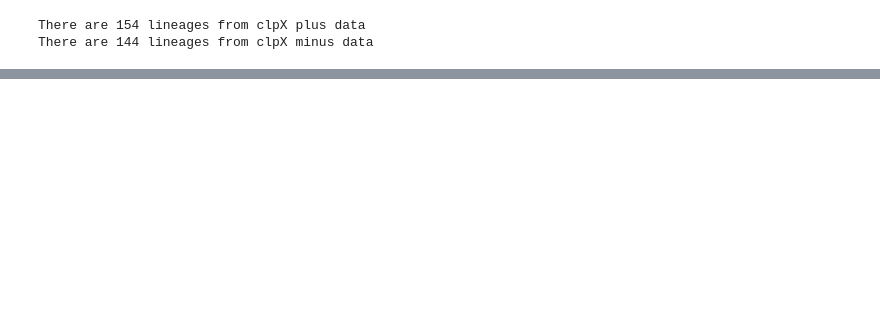
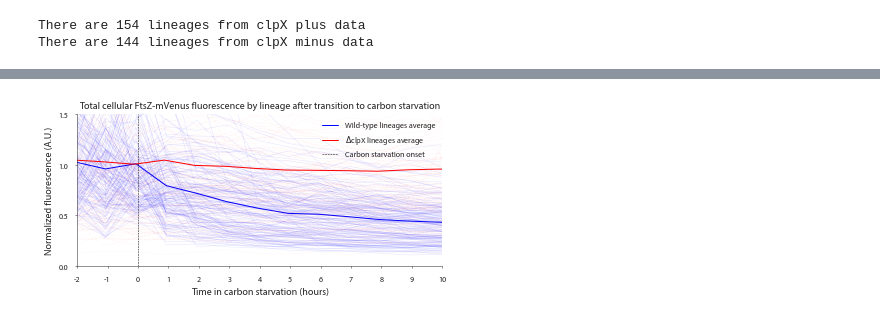
Before and after one commit to karsekar/pulsefeeding-analysis, a Jupyter notebook: 13mothermachine/mothermachine.ipynb, the cells around one changed output, grey strips where cells are left out. Saved outputs shown, nothing was run; the diff lists cells and outputs as text; code cells hidden in the pictures; blank space fills up the shorter version.

```diff
--- a/13mothermachine/mothermachine.ipynb
+++ b/13mothermachine/mothermachine.ipynb
@@ -67,18 +71,20 @@ print('There are {} lineages from clpX plus data'.format(len(clpXplus_df)))
 print('There are {} lineages from clpX minus data'.format(len(clpXminus_df)))
 
 # phase picture taking interval in minutes
-time_int = 2
+cplus_time_int = 2
+cminus_time_int = 2
 # fluorescent picture taking interval as a function of phase images (every 30 images = 1 hr)
-fl_int = 30
+cplus_fl_int = 30
+cminus_fl_int = 30
 # absolute shift index time
 clpXplus_shift_t = 63 # ~2 hours after image start
 clpXminus_shift_t = 125 # ~4 hours after image start
 # maximum time index
 cplXplus_maxt = 500 # ~16.5 hours
 cplXminus_maxt = 580 # ~19.3 hours
-# normalization factor (average value from 2 hours before shift down)
-clpXplus_norm = 26835
-clpXminus_norm = 62009
+# normalization
+clpXplus_norm = 26077.098 # averages of 3 hours before shift
+clpXminus_norm = 59150.879
 # %% [output]
 There are 154 lineages from clpX plus data
 There are 144 lineages from clpX minus data
@@ -91,89 +98,90 @@ fig, axes = plt.subplots(ncols=1, nrows=1, figsize=(6, 3), squeeze=False)
 ax = axes.flat[0]
 
 # clpXplus ######################
-alt_time = clpXplus_shift_t * time_int / 60 # plotting by hours realtive to shift
+alt_time_clpXplus = clpXplus_shift_t * cplus_time_int / 60 # plotting by hours realtive to shift
 # arrays for holding averge values
-avg_times = list(np.arange(1, cplXplus_maxt, step=fl_int))
-fl_by_time = [[] for i in avg_times]
+avg_times_clpXplus = list(np.arange(1, cplXplus_maxt, step=cplus_fl_int))
+fl_by_time_clpXplus = [[] for i in avg_times_clpXplus]
 
 for index, row in clpXplus_df.iterrows():
+    # deal with formatting, removing brackets and convert to list of numbers
     lin_times = row['lineage_times']
-    # deal with formatting, removing brackets and convert to list of numbers
     lin_times = np.array([np.int(t) for t in lin_times[1:-1].split()])
     lin_fl = row['fl_totals']
-    lin_fl = np.array([np.int(t) for t in lin_fl[1:-1].split()])
+    lin_fl = np.array([np.float(t) for t in lin_fl[1:-1].split()])
 
-    # comment out to plot absolute values
-    lin_fl = [x / clpXplus_norm for x in lin_fl]
+    # normalization routine
+    lin_fl = np.array([x / clpXplus_norm for x in lin_fl])
 
     # add data to averages lists
     for i, t in enumerate(lin_times):
-        idx = avg_times.index(t)
-        fl_by_time[idx].append(lin_fl[i])
+        idx = avg_times_clpXplus.index(t)
+        fl_by_time_clpXplus[idx].append(lin_fl[i])
 
-    # convert times and plot
-    lin_times = lin_times * time_int / 60 - alt_time
-
-    ax.plot(lin_times, lin_fl, lw=0.5, alpha=0.15, color='blue')
+    # convert times to hours relative to shift and plot
+    lin_times = lin_times * cplus_time_int / 60 - alt_time_clpXplus
+    ax.plot(lin_times, lin_fl, lw=0.5, alpha=0.1, color='blue')
 
 # average data
-avg_fl = [np.mean(fl_values) for fl_values in fl_by_time]
-# med_fl = [np.median(fl_values) for fl_values in fl_by_time]
-n_fl = [len(fl_values) for fl_values in fl_by_time]
-avg_times = np.array(avg_times) * time_int / 60 - alt_time
-ax.plot(avg_times, avg_fl, color='blue', lw=1, label='clpX+ lineages average')
+avg_fl_clpXplus = np.array([np.mean(fl_values) for fl_values in fl_by_time_clpXplus])
+# med_fl_clpXplus = [np.median(fl_values) for fl_values in fl_by_time_clpXplus]
+std_fl_clpXplus = np.array([np.std(fl_values) for fl_values in fl_by_time_clpXplus])
+n_fl = [len(fl_values) for fl_values in fl_by_time_clpXplus]
+avg_times_clpXplus = np.array(avg_times_clpXplus) * cplus_time_int / 60 - alt_time_clpXplus
+ax.plot(avg_times_clpXplus, avg_fl_clpXplus, color='blue', lw=1, label='Wild-type lineages average')
 
 # clpXminus ######################
-alt_time = clpXminus_shift_t * time_int / 60 # plotting by hours realtive to shift
-avg_times = list(np.arange(1, cplXminus_maxt, step=fl_int))
-fl_by_time = [[] for i in avg_times]
+alt_time_clpXminus = clpXminus_shift_t * cminus_time_int / 60 # plotting by hours realtive to shift
+avg_times_clpXminus = list(np.arange(1, cplXminus_maxt, step=cminus_fl_int))
+fl_by_time_clpXminus = [[] for i in avg_times_clpXminus]
 
 for index, row in clpXminus_df.iterrows():
+    # deal with formatting, removing brackets and convert to list of numbers
     lin_times = row['lineage_times']
-    # deal with formatting, removing brackets and convert to list of numbers
     lin_times = np.array([np.int(t) for t in lin_times[1:-1].split()])
     lin_fl = row['fl_totals']
-    lin_fl = np.array([np.int(t) for t in lin_fl[1:-1].split()])
+    lin_fl = np.array([np.float(t) for t in lin_fl[1:-1].split()])
 
-    # comment out to plot absolute values
-    lin_fl = [x / clpXminus_norm for x in lin_fl]
+    # normalization routine
+    lin_fl = np.array([x / clpXminus_norm for x in lin_fl])
 
     # add data to averages lists
     for i, t in enumerate(lin_times):
-        idx = avg_times.index(t)
-        fl_by_time[idx].append(lin_fl[i])
+        idx = avg_times_clpXminus.index(t)
+        fl_by_time_clpXminus[idx].append(lin_fl[i])
 
     # convert times and plot
-    lin_times = lin_times * time_int / 60 - alt_time
-
-    ax.plot(lin_times, lin_fl, lw=0.5, ls=':', alpha=0.15, color='green')
+    lin_times = lin_times * cminus_time_int / 60 - alt_time_clpXminus
+    ax.plot(lin_times, lin_fl, lw=0.5, ls=':', alpha=0.1, color='red')
 
 # average data
-avg_fl = [np.mean(fl_values) for fl_values in fl_by_time]
-# med_fl = [np.median(fl_values) for fl_values in fl_by_time]
-n_fl = [len(fl_values) for fl_values in fl_by_time]
-avg_times = np.array(avg_times) * time_int / 60 - alt_time
-ax.plot(avg_times, avg_fl, color='green', lw=1, label='clpX- lineages average')
+avg_fl_clpXminus = np.array([np.mean(fl_values) for fl_values in fl_by_time_clpXminus])
+# med_fl_clpXminus = [np.median(fl_values) for fl_values in fl_by_time_clpXminus]
+std_fl_clpXminus = np.array([np.std(fl_values) for fl_values in fl_by_time_clpXminus])
+n_fl = [len(fl_values) for fl_values in fl_by_time_clpXminus]
+avg_times_clpXminus = np.array(avg_times_clpXminus) * cminus_time_int / 60 - alt_time_clpXminus
+ax.plot(avg_times_clpXminus, avg_fl_clpXminus, color='red', lw=1, label='$\Delta$clpX lineages average')
 
 ##### shared plotting and formatting
 # shift down
-ax.axvline(0, color='purple', ls='--', lw=0.5, label='shift-down time')
+ax.axvline(0, color='black', ls='--', lw=0.5, label='Carbon starvation onset')
 
 # formatting
-ax.set_xlabel('time relative to shift down [hours]')
-ax.set_xticks(np.arange(-2,14,2))
-ax.set_xticklabels([str(x) for x in np.arange(-2,14,2)])
+ax.set_xlabel('Time in carbon starvation (hours)')
+ax.set_xticks(np.arange(-2,14,1))
+ax.set_xticklabels([str(x) for x in np.arange(-2,14,1)])
 ax.set_xlim([-2, 10])
 
-ax.set_ylabel('normalized fluorescence [AU]')
+ax.set_ylabel('Normalized fluorescence (A.U.)')
 ax.set_yticks(np.arange(0,2.5,0.5))
 ax.set_yticklabels([str(x) for x in np.arange(0,2.5,0.5)])
 ax.set_ylim(bottom=0, top=1.5)
 
 ax.legend(loc='upper right')
 sns.despine()
 
-ax.set_title('Total cellular FtsZ-mVenus fluorescence by lineage during shift down')
+ax.set_title('Total cellular FtsZ-mVenus fluorescence by lineage after transition to carbon starvation')
 plt.tight_layout()
-fig.savefig('./mothermachine_figure.pdf', dpi=600)
-plt.show()
+fig.savefig('./mothermachine_figure_20180926.pdf', dpi=600)
+# %% [output]
+[figure, added]
```
Also changed, not shown: parts of 12 cells of this notebook, 3 other files.
